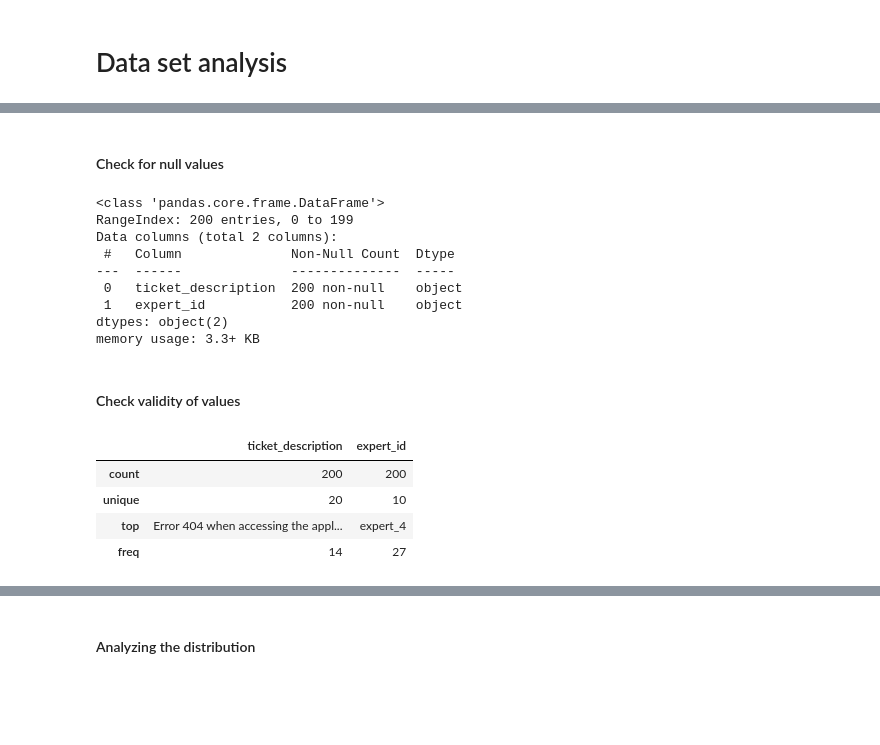
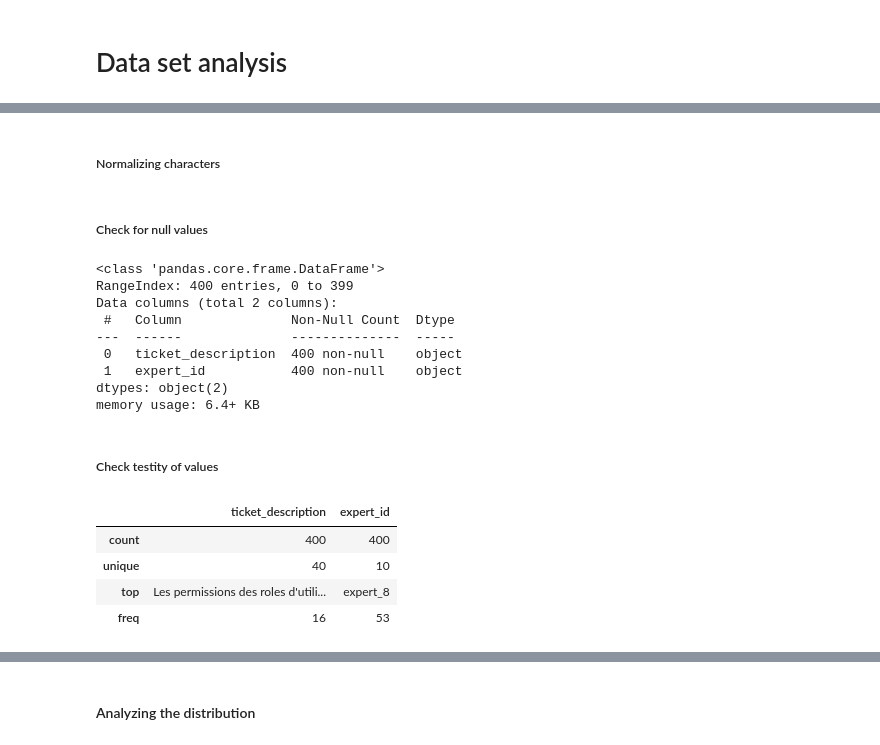
Before and after one commit to DavidSevic/expert-prediction-nlp, a Jupyter notebook: project.ipynb, the cells around one changed output, grey strips where cells are left out. Saved outputs shown, nothing was run; the diff lists cells and outputs as text; code cells hidden in the pictures; blank space fills up the shorter version.

Commit message:
Add: TF-IDF models for french and combined data. Started with BERT

```diff
--- a/project.ipynb
+++ b/project.ipynb
@@ -5,5 +11,12 @@
 # %%
-#!pip install pandas
-import pandas as pd
+with open('data.csv', 'r') as input_file, open('data_all.csv', 'w', newline='') as output_file:
+    writer = csv.writer(output_file, delimiter=';')
+    for line in input_file:
+        line = line.strip()
 
-data = pd.read_csv('data_eng.csv')
+        last_comma = line.rfind(',')
+
+        if last_comma != -1:
+            row = [line[:last_comma], line[last_comma + 1:]]
+
+        writer.writerow(row)
@@ -19,0 +25,3 @@ data.describe()
+# %%
+data_all = pd.read_csv('data_all.csv', sep=';')
+data_all.describe()
@@ -20,35 +34,50 @@ data.describe()
+# %% [markdown]
+##### Normalizing characters
+# %%
+import unicodedata
+
+def normalize_chars(text):
+    if isinstance(text, str):
+        normalized = unicodedata.normalize('NFKD', text)
+        no_diacritics = ''.join(char for char in normalized if not unicodedata.combining(char))
+        return no_diacritics
+    return text
+
+data_all['ticket_description'] = data_all['ticket_description'].apply(normalize_chars)
+
+data_all.to_csv('data_all_normalized.csv', sep=';', index=False)
 # %% [markdown]
-#### Check for null values
+##### Check for null values
 # %%
-data.info()
+data_all.info()
 # %% [output]
 <class 'pandas.core.frame.DataFrame'>
-RangeIndex: 200 entries, 0 to 199
+RangeIndex: 400 entries, 0 to 399
 Data columns (total 2 columns):
  #   Column              Non-Null Count  Dtype
 ---  ------              --------------  -----
- 0   ticket_description  200 non-null    object
- 1   expert_id           200 non-null    object
+ 0   ticket_description  400 non-null    object
+ 1   expert_id           400 non-null    object
 dtypes: object(2)
-memory usage: 3.3+ KB
+memory usage: 6.4+ KB
 # %% [markdown]
-#### Check validity of values
+##### Check testity of values
 # %%
 import re
 
 def check_row(row):
     c1 = len(row['ticket_description'].strip()) > 0
     c2 = bool(re.match(r'^expert_\d+$', row['expert_id']))
     return c1 and c2
 
-data_cleaned = data[data.apply(check_row, axis=1)]
+data_all_cleaned = data_all[data_all.apply(check_row, axis=1)]
 
-data = data_cleaned.reset_index(drop=True)
+data_all = data_all_cleaned.reset_index(drop=True)
 
-data.describe()
+data_all.describe()
 # %% [output]
 |  | ticket_description | expert_id |
-| count | 200 | 200 |
-| unique | 20 | 10 |
-| top | Error 404 when accessing the appl... | expert_4 |
-| freq | 14 | 27 |
+| count | 400 | 400 |
+| unique | 40 | 10 |
+| top | Les permissions des roles d'utili... | expert_8 |
+| freq | 16 | 53 |
```
Also changed, not shown: parts of 45 cells of this notebook.
